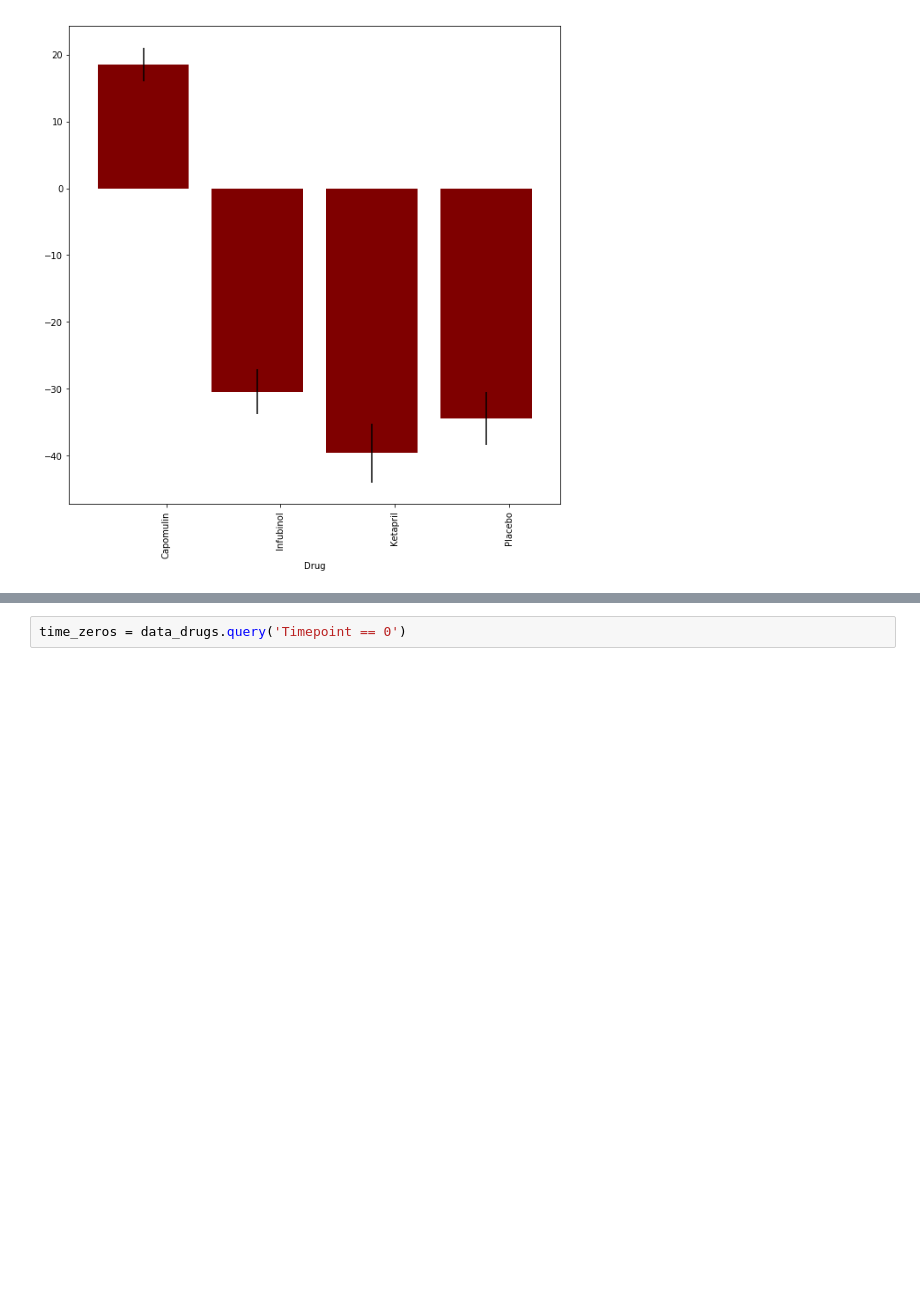
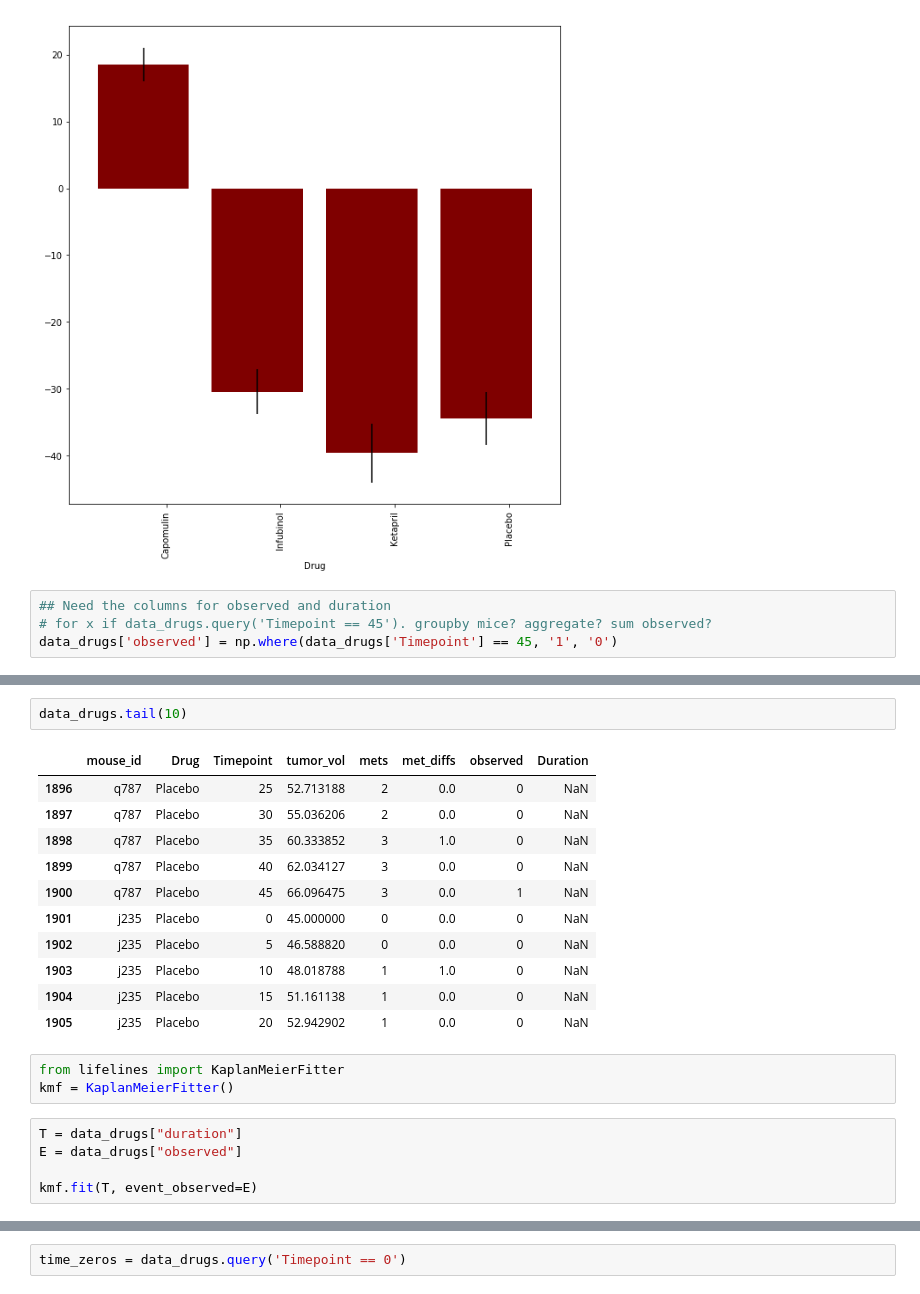
Before and after one commit to jenshurley/hw5, a Jupyter notebook: pydrug_mid.ipynb, the cells around one changed output, grey strips where cells are left out. Cells and saved outputs as stored; diff of their text form; blank space fills up the shorter version.

Commit message:
started columns for survival plot

```diff
--- a/pydrug_mid.ipynb
+++ b/pydrug_mid.ipynb
@@ -410,3 +410,7 @@ plot = ttdv['tumor_vol'].plot(kind='bar',yerr=ttdv["error"],colormap='OrRd_r',gr
 plt.show()
 # %% [output]
 [figure]
+# %%
+## Need the columns for observed and duration
+# for x if data_drugs.query('Timepoint == 45'). groupby mice? aggregate? sum observed?
+data_drugs['observed'] = np.where(data_drugs['Timepoint'] == 45, '1', '0')
@@ -412,0 +459,22 @@ plt.show()
+# %%
+data_drugs.tail(10)
+# %% [output]
+|  | mouse_id | Drug | Timepoint | tumor_vol | mets | met_diffs | observed | Duration |
+| 1896 | q787 | Placebo | 25 | 52.713188 | 2 | 0.0 | 0 | NaN |
+| 1897 | q787 | Placebo | 30 | 55.036206 | 2 | 0.0 | 0 | NaN |
+| 1898 | q787 | Placebo | 35 | 60.333852 | 3 | 1.0 | 0 | NaN |
+| 1899 | q787 | Placebo | 40 | 62.034127 | 3 | 0.0 | 0 | NaN |
+| 1900 | q787 | Placebo | 45 | 66.096475 | 3 | 0.0 | 1 | NaN |
+| 1901 | j235 | Placebo | 0 | 45.000000 | 0 | 0.0 | 0 | NaN |
+| 1902 | j235 | Placebo | 5 | 46.588820 | 0 | 0.0 | 0 | NaN |
+| 1903 | j235 | Placebo | 10 | 48.018788 | 1 | 1.0 | 0 | NaN |
+| 1904 | j235 | Placebo | 15 | 51.161138 | 1 | 0.0 | 0 | NaN |
+| 1905 | j235 | Placebo | 20 | 52.942902 | 1 | 0.0 | 0 | NaN |
+# %%
+from lifelines import KaplanMeierFitter
+kmf = KaplanMeierFitter()
+# %%
+T = data_drugs["duration"]
+E = data_drugs["observed"]
+
+kmf.fit(T, event_observed=E)
```
Also changed, not shown: parts of 7 cells of this notebook.
